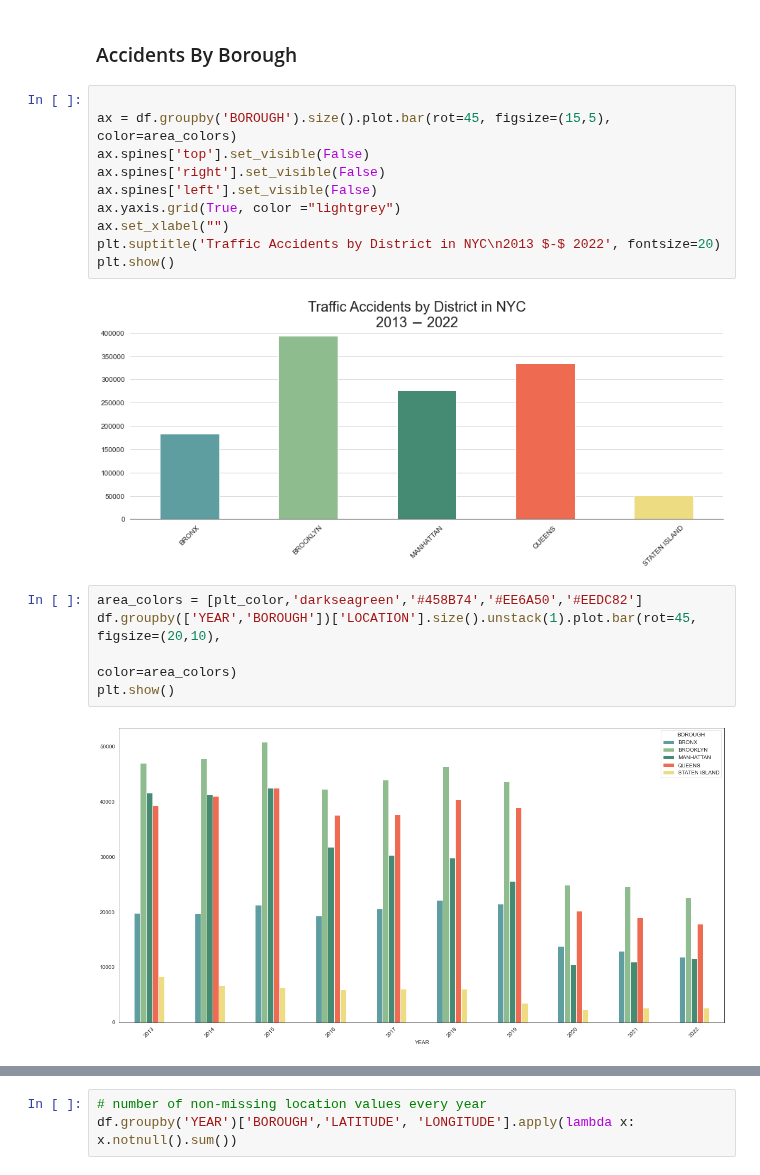
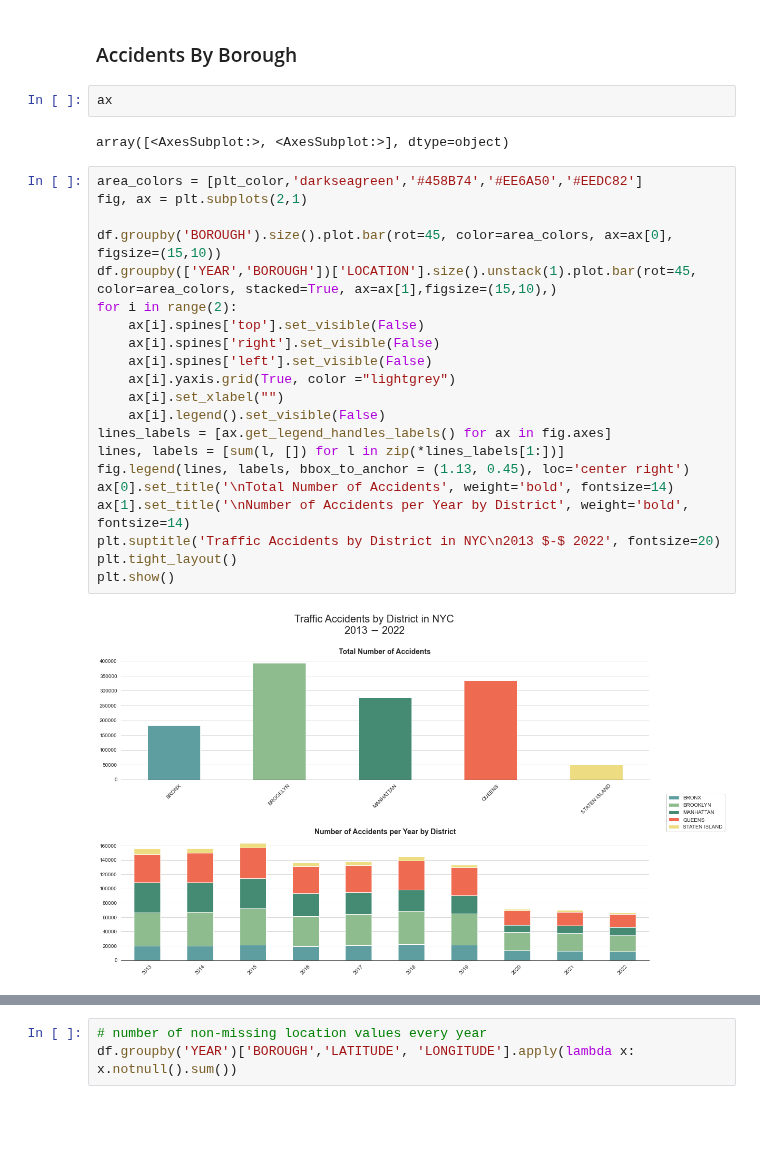
Before and after one commit to jens-create/socialdata2023, a Jupyter notebook: assignments/Final project/video_visuals.ipynb, the cells around one changed output, grey strips where cells are left out. Cells and saved outputs as stored; diff of their text form; blank space fills up the shorter version.

Commit message:
by stacked by borough

```diff
--- a/assignments/Final project/video_visuals.ipynb
+++ b/assignments/Final project/video_visuals.ipynb
@@ -164,22 +165,30 @@ plt.show()
 [figure]
 # %% [markdown]
 ### Accidents By Borough
+# %%
+ax
+# %% [output]
+array([<AxesSubplot:>, <AxesSubplot:>], dtype=object)
 # %%
+area_colors = [plt_color,'darkseagreen','#458B74','#EE6A50','#EEDC82']
+fig, ax = plt.subplots(2,1)
 
-ax = df.groupby('BOROUGH').size().plot.bar(rot=45, figsize=(15,5), color=area_colors)
-ax.spines['top'].set_visible(False)
-ax.spines['right'].set_visible(False)
-ax.spines['left'].set_visible(False)
-ax.yaxis.grid(True, color ="lightgrey")
-ax.set_xlabel("")
+df.groupby('BOROUGH').size().plot.bar(rot=45, color=area_colors, ax=ax[0], figsize=(15,10))
+df.groupby(['YEAR','BOROUGH'])['LOCATION'].size().unstack(1).plot.bar(rot=45, color=area_colors, stacked=True, ax=ax[1],figsize=(15,10),)
+for i in range(2):
+    ax[i].spines['top'].set_visible(False)
+    ax[i].spines['right'].set_visible(False)
+    ax[i].spines['left'].set_visible(False)
+    ax[i].yaxis.grid(True, color ="lightgrey")
+    ax[i].set_xlabel("")
+    ax[i].legend().set_visible(False)
+lines_labels = [ax.get_legend_handles_labels() for ax in fig.axes]
+lines, labels = [sum(l, []) for l in zip(*lines_labels[1:])]
+fig.legend(lines, labels, bbox_to_anchor = (1.13, 0.45), loc='center right')
+ax[0].set_title('\nTotal Number of Accidents', weight='bold', fontsize=14)
+ax[1].set_title('\nNumber of Accidents per Year by District', weight='bold', fontsize=14)
 plt.suptitle('Traffic Accidents by District in NYC\n2013 $-$ 2022', fontsize=20)
+plt.tight_layout()
 plt.show()
 # %% [output]
-[figure, old version]
+[figure, new version]
-# %%
-area_colors = [plt_color,'darkseagreen','#458B74','#EE6A50','#EEDC82']
-df.groupby(['YEAR','BOROUGH'])['LOCATION'].size().unstack(1).plot.bar(rot=45, figsize=(20,10),
-                                                                      color=area_colors)
-plt.show()
-# %% [output]
-[figure, removed]
```
Also changed, not shown: parts of 4 cells of this notebook.
